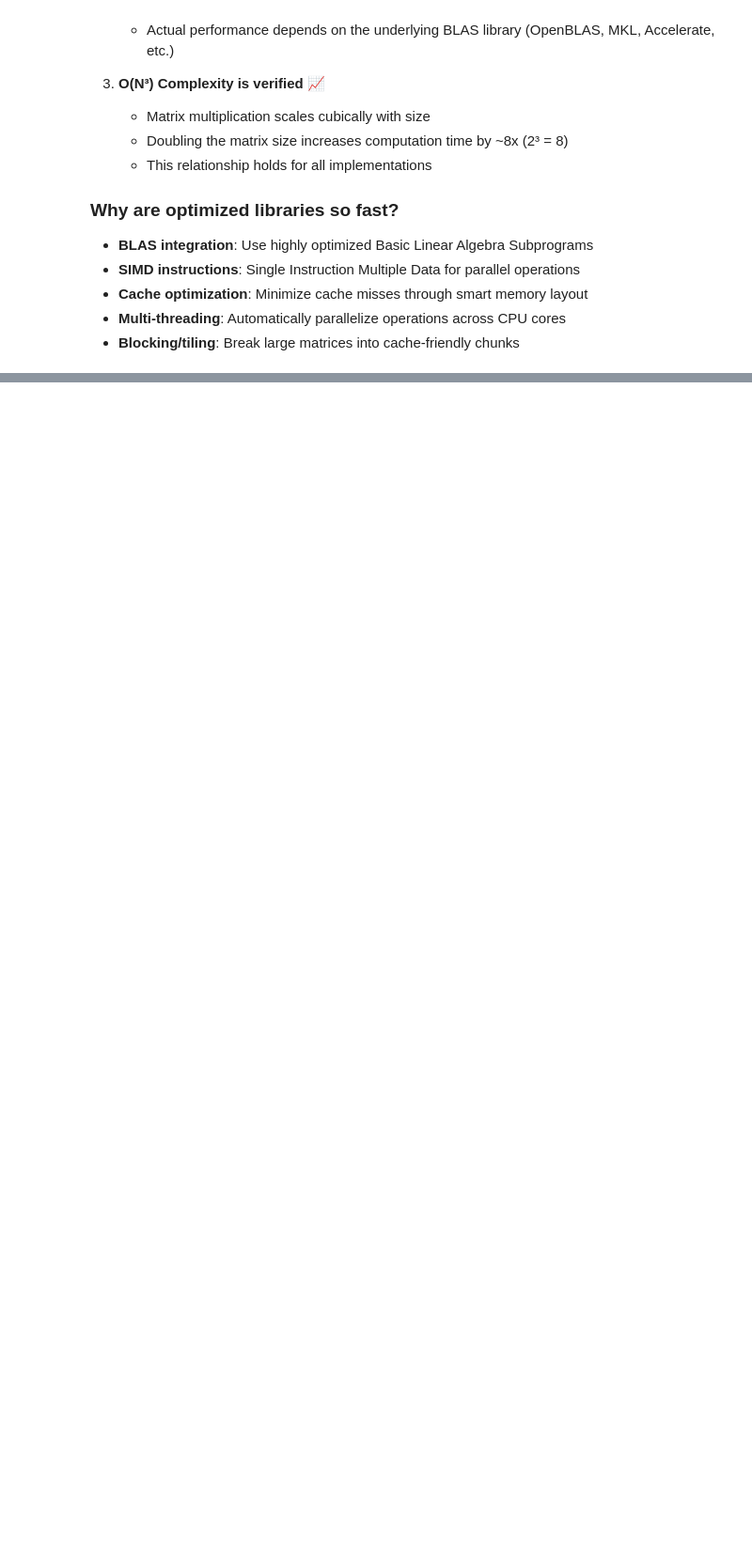
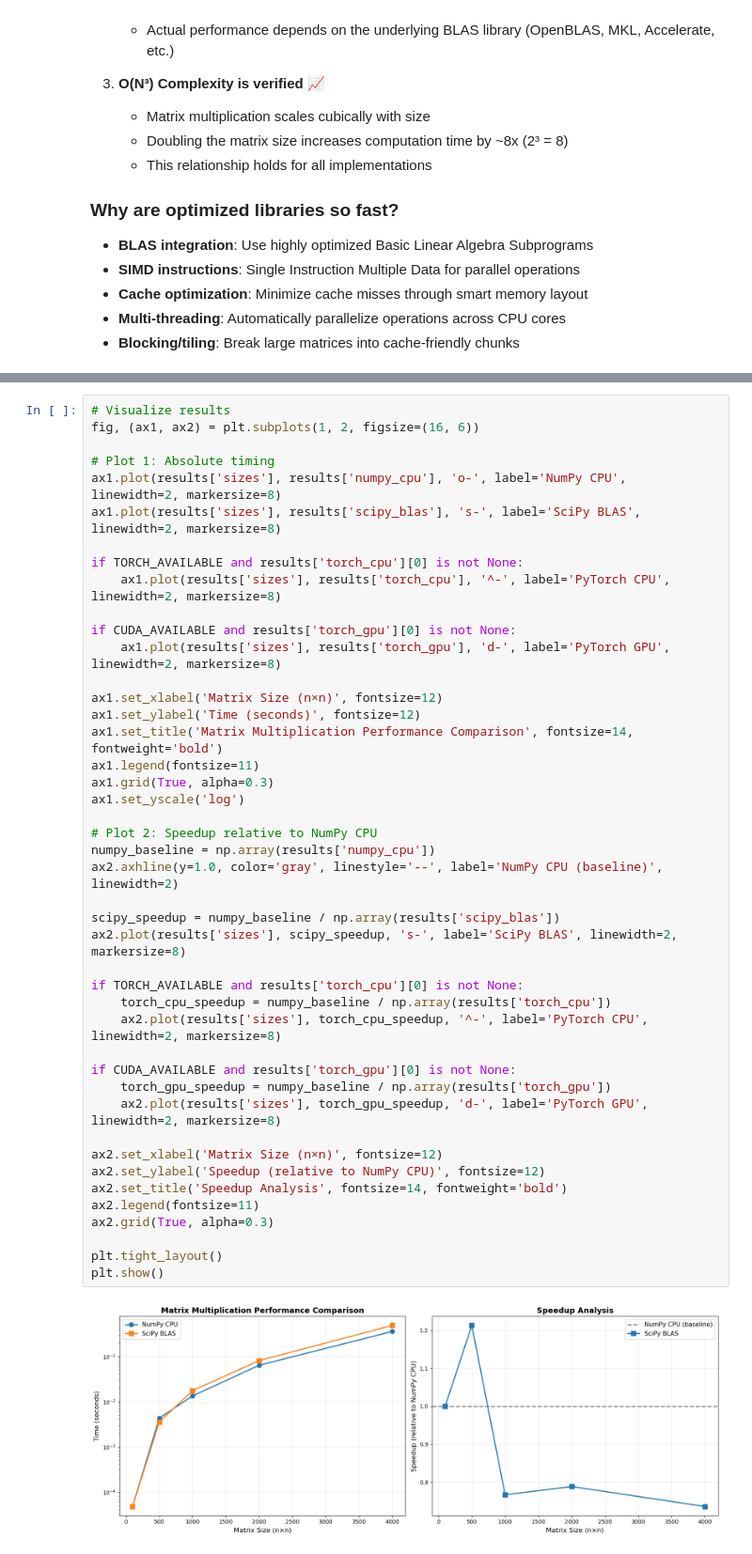
Before and after one commit to pleyva2004/Numerical-Linear-Algebra, a Jupyter notebook: w11.ipynb, the cells around one changed output, grey strips where cells are left out. Shown: that part at 94% size. Cells and saved outputs as stored; diff of their text form; blank space fills up the shorter version.

Commit message:
finished matrix multiplication analysis

```diff
--- a/w11.ipynb
+++ b/w11.ipynb
@@ -1221,0 +1627,46 @@ SPEEDUP vs NAIVE PYTHON
+# %%
+# Visualize results
+fig, (ax1, ax2) = plt.subplots(1, 2, figsize=(16, 6))
+
+# Plot 1: Absolute timing
+ax1.plot(results['sizes'], results['numpy_cpu'], 'o-', label='NumPy CPU', linewidth=2, markersize=8)
+ax1.plot(results['sizes'], results['scipy_blas'], 's-', label='SciPy BLAS', linewidth=2, markersize=8)
+
+if TORCH_AVAILABLE and results['torch_cpu'][0] is not None:
+    ax1.plot(results['sizes'], results['torch_cpu'], '^-', label='PyTorch CPU', linewidth=2, markersize=8)
+
+if CUDA_AVAILABLE and results['torch_gpu'][0] is not None:
+    ax1.plot(results['sizes'], results['torch_gpu'], 'd-', label='PyTorch GPU', linewidth=2, markersize=8)
+
+ax1.set_xlabel('Matrix Size (n×n)', fontsize=12)
+ax1.set_ylabel('Time (seconds)', fontsize=12)
+ax1.set_title('Matrix Multiplication Performance Comparison', fontsize=14, fontweight='bold')
+ax1.legend(fontsize=11)
+ax1.grid(True, alpha=0.3)
+ax1.set_yscale('log')
+
+# Plot 2: Speedup relative to NumPy CPU
+numpy_baseline = np.array(results['numpy_cpu'])
+ax2.axhline(y=1.0, color='gray', linestyle='--', label='NumPy CPU (baseline)', linewidth=2)
+
+scipy_speedup = numpy_baseline / np.array(results['scipy_blas'])
+ax2.plot(results['sizes'], scipy_speedup, 's-', label='SciPy BLAS', linewidth=2, markersize=8)
+
+if TORCH_AVAILABLE and results['torch_cpu'][0] is not None:
+    torch_cpu_speedup = numpy_baseline / np.array(results['torch_cpu'])
+    ax2.plot(results['sizes'], torch_cpu_speedup, '^-', label='PyTorch CPU', linewidth=2, markersize=8)
+
+if CUDA_AVAILABLE and results['torch_gpu'][0] is not None:
+    torch_gpu_speedup = numpy_baseline / np.array(results['torch_gpu'])
+    ax2.plot(results['sizes'], torch_gpu_speedup, 'd-', label='PyTorch GPU', linewidth=2, markersize=8)
+
+ax2.set_xlabel('Matrix Size (n×n)', fontsize=12)
+ax2.set_ylabel('Speedup (relative to NumPy CPU)', fontsize=12)
+ax2.set_title('Speedup Analysis', fontsize=14, fontweight='bold')
+ax2.legend(fontsize=11)
+ax2.grid(True, alpha=0.3)
+
+plt.tight_layout()
+plt.show()
+# %% [output]
+[figure, added]
```
Also changed, not shown: parts of 40 cells of this notebook.
